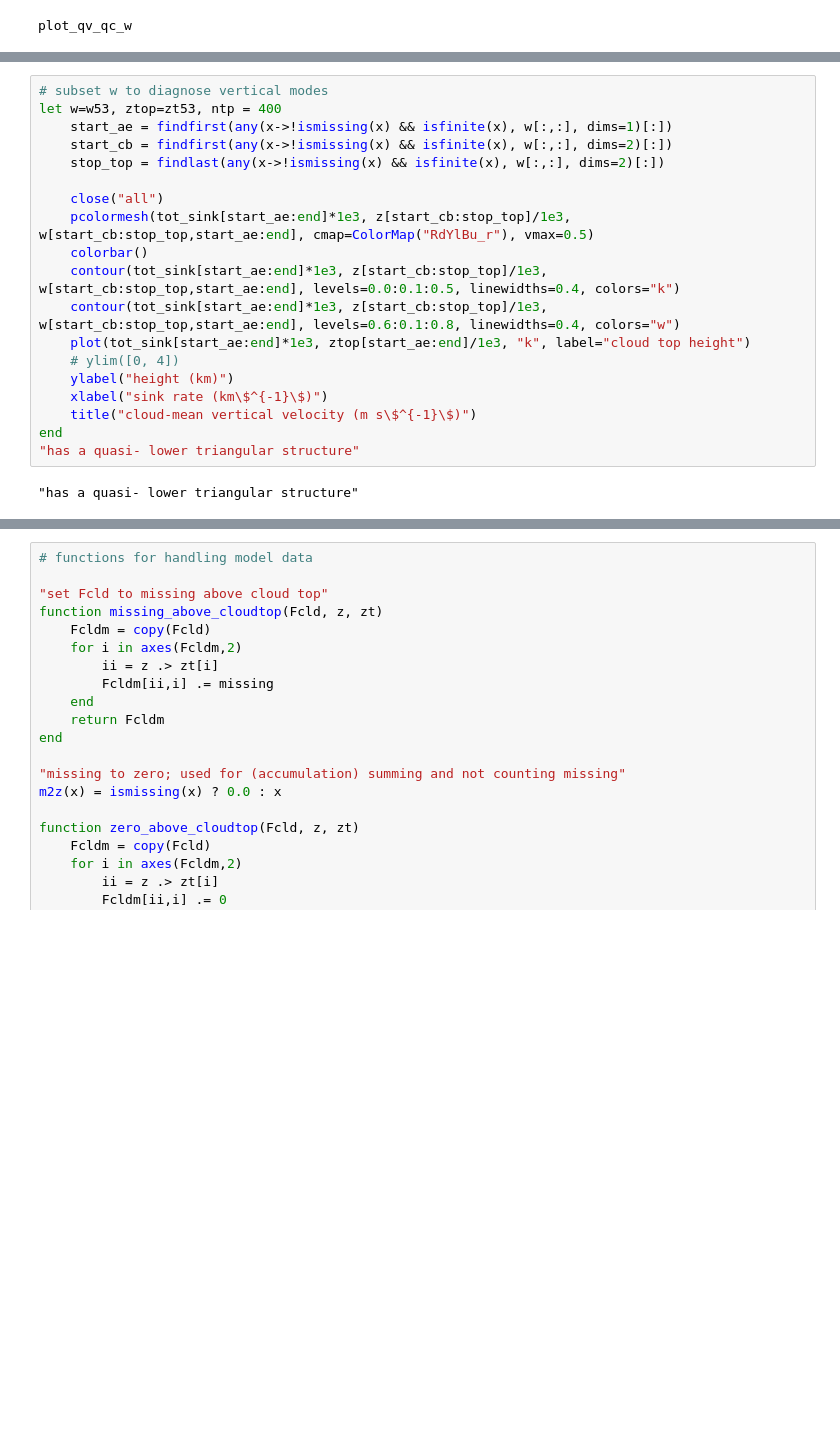
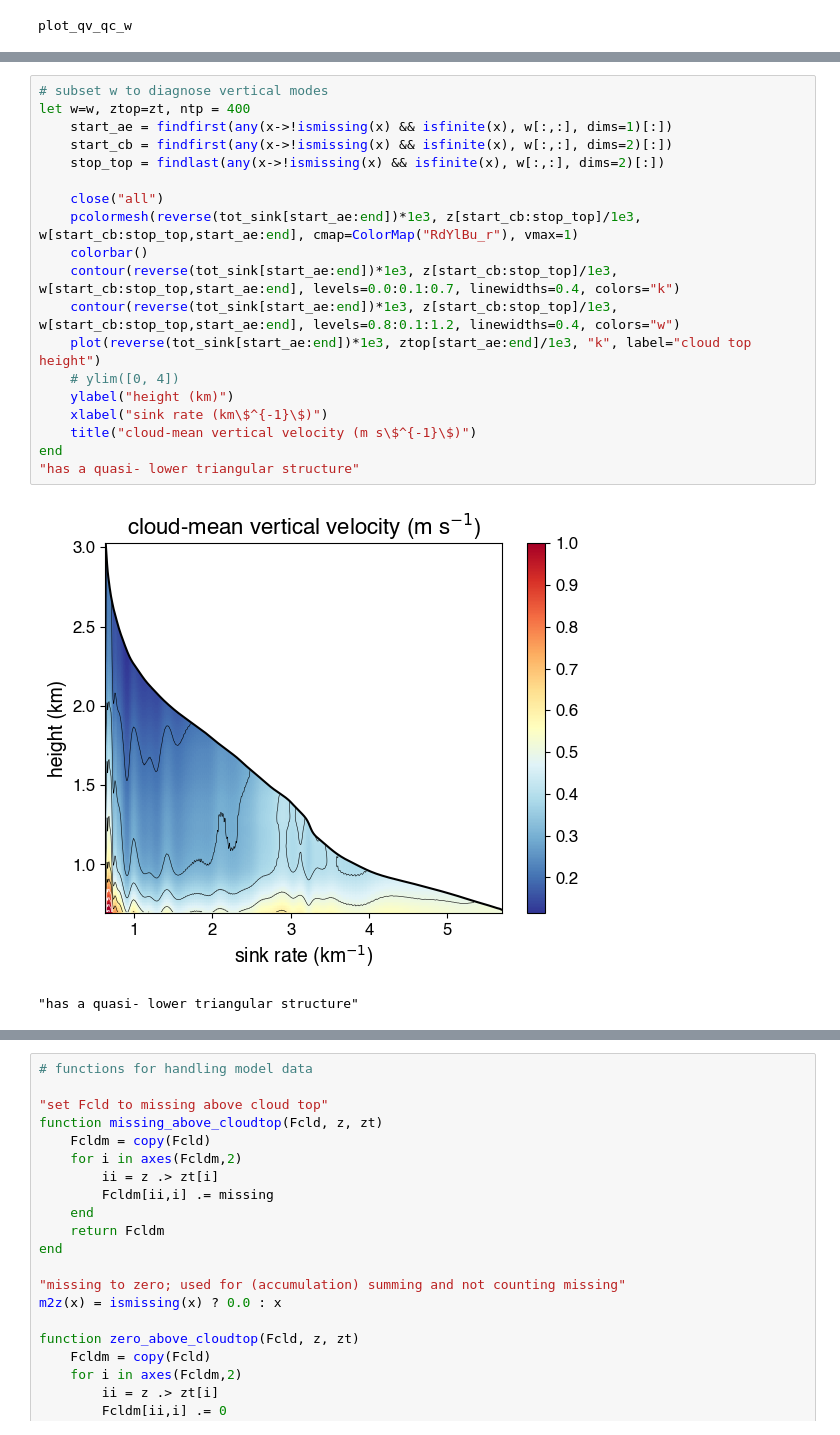
Before and after one commit to deszoeke/trade-cu-model, a Jupyter notebook: src/julia/flux-model-xp53.ipynb, the cells around one changed output, grey strips where cells are left out. Drawn from its saved outputs; the diff is of its cells as text; blank space fills up the shorter version.

```diff
--- a/src/julia/flux-model-xp53.ipynb
+++ b/src/julia/flux-model-xp53.ipynb
@@ -982,23 +1102,24 @@ sum(.!ismissing.(model[:vert_vel][:,:])) # 87179
 # %%
 # subset w to diagnose vertical modes
-let w=w53, ztop=zt53, ntp = 400
+let w=w, ztop=zt, ntp = 400
     start_ae = findfirst(any(x->!ismissing(x) && isfinite(x), w[:,:], dims=1)[:])
     start_cb = findfirst(any(x->!ismissing(x) && isfinite(x), w[:,:], dims=2)[:])
     stop_top = findlast(any(x->!ismissing(x) && isfinite(x), w[:,:], dims=2)[:])
 
     close("all")
-    pcolormesh(tot_sink[start_ae:end]*1e3, z[start_cb:stop_top]/1e3, w[start_cb:stop_top,start_ae:end], cmap=ColorMap("RdYlBu_r"), vmax=0.5)
+    pcolormesh(reverse(tot_sink[start_ae:end])*1e3, z[start_cb:stop_top]/1e3, w[start_cb:stop_top,start_ae:end], cmap=ColorMap("RdYlBu_r"), vmax=1)
     colorbar()
-    contour(tot_sink[start_ae:end]*1e3, z[start_cb:stop_top]/1e3, w[start_cb:stop_top,start_ae:end], levels=0.0:0.1:0.5, linewidths=0.4, colors="k")
-    contour(tot_sink[start_ae:end]*1e3, z[start_cb:stop_top]/1e3, w[start_cb:stop_top,start_ae:end], levels=0.6:0.1:0.8, linewidths=0.4, colors="w")
-    plot(tot_sink[start_ae:end]*1e3, ztop[start_ae:end]/1e3, "k", label="cloud top height")
+    contour(reverse(tot_sink[start_ae:end])*1e3, z[start_cb:stop_top]/1e3, w[start_cb:stop_top,start_ae:end], levels=0.0:0.1:0.7, linewidths=0.4, colors="k")
+    contour(reverse(tot_sink[start_ae:end])*1e3, z[start_cb:stop_top]/1e3, w[start_cb:stop_top,start_ae:end], levels=0.8:0.1:1.2, linewidths=0.4, colors="w")
+    plot(reverse(tot_sink[start_ae:end])*1e3, ztop[start_ae:end]/1e3, "k", label="cloud top height")
     # ylim([0, 4])
     ylabel("height (km)")
     xlabel("sink rate (km\$^{-1}\$)")
     title("cloud-mean vertical velocity (m s\$^{-1}\$)")
 end
 "has a quasi- lower triangular structure"
 # %% [output]
+[figure, added]
 "has a quasi- lower triangular structure"
 # %%
 # load cloud fraction by reflectance data from ATOMIC-GOES
```
Also changed, not shown: parts of 34 cells of this notebook, 1 other file.
